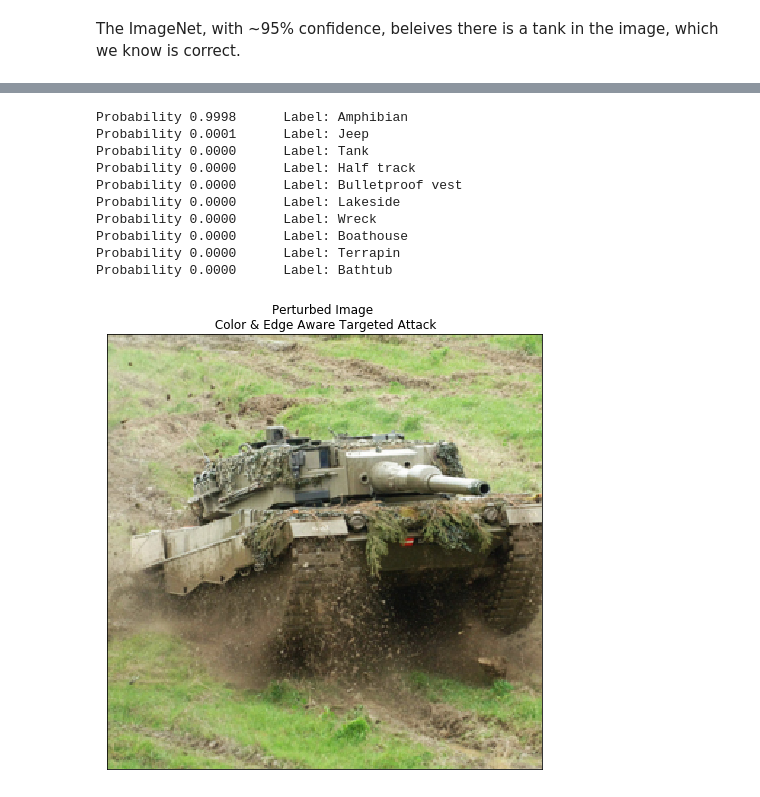
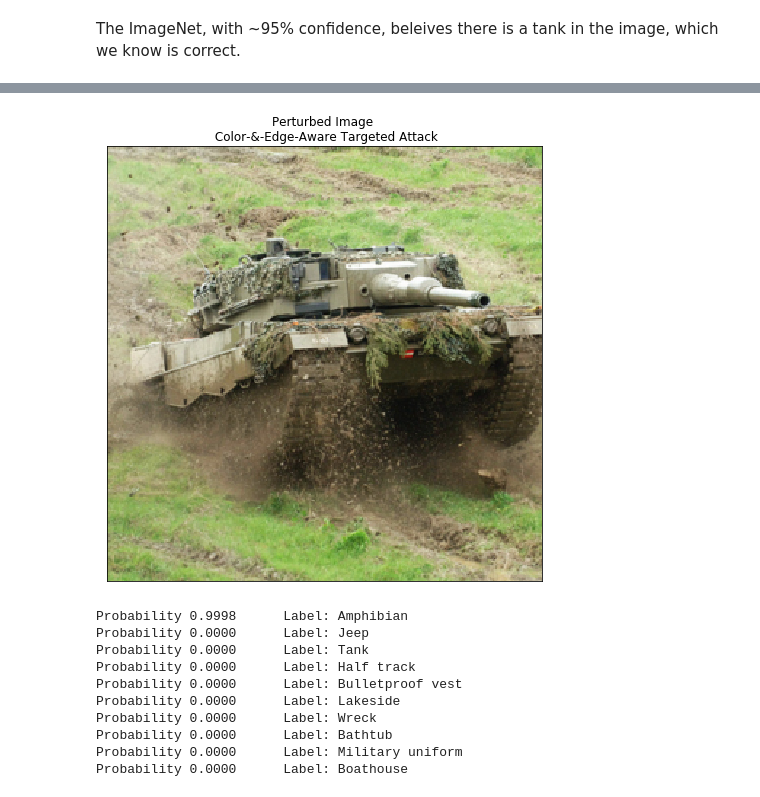
Before and after one commit to rbassett3/Color-and-Edge-Aware-Perturbations, a Jupyter notebook: Color-and-Edge-Aware-Examples.ipynb, the cells around one changed output, grey strips where cells are left out. Cells and saved outputs as stored; diff of their text form; code cells hidden in the pictures.

```diff
--- a/Color-and-Edge-Aware-Examples.ipynb
+++ b/Color-and-Edge-Aware-Examples.ipynb
@@ -223,23 +225,24 @@ CAE_probs_tgt, CAE_prob_labels_tgt  = torch.topk(get_probs(model, CAE_perturbed_
 # %%
 fig, axs = plt.subplots(1,1, figsize = (10,8))
 
 axs.imshow(np.moveaxis(CA_perturbed_img_tgt.squeeze(0).cpu().numpy(), 0, -1))
-axs.title.set_text('Perturbed Image \n Color & Edge Aware Targeted Attack')
+axs.title.set_text('Perturbed Image \n Color-&-Edge-Aware Targeted Attack')
 axs.set_xticks([])
 axs.set_yticks([])
+plt.show()
 
 for i in range(len(test_img_probs[0])):
     print('Probability %.4f \tLabel: %s ' %
           (CAE_probs_tgt[0][i], labelDict[CAE_prob_labels_tgt[0][i].item()].split(",")[0].capitalize()))
 # %% [output]
+[figure]
 Probability 0.9998      Label: Amphibian
-Probability 0.0001      Label: Jeep
+Probability 0.0000      Label: Jeep
 Probability 0.0000      Label: Tank
 Probability 0.0000      Label: Half track
 Probability 0.0000      Label: Bulletproof vest
 Probability 0.0000      Label: Lakeside
 Probability 0.0000      Label: Wreck
+Probability 0.0000      Label: Bathtub
+Probability 0.0000      Label: Military uniform
 Probability 0.0000      Label: Boathouse
-Probability 0.0000      Label: Terrapin
-Probability 0.0000      Label: Bathtub
-[figure]
```
Also changed, not shown: parts of 12 cells of this notebook, 1 other file.
